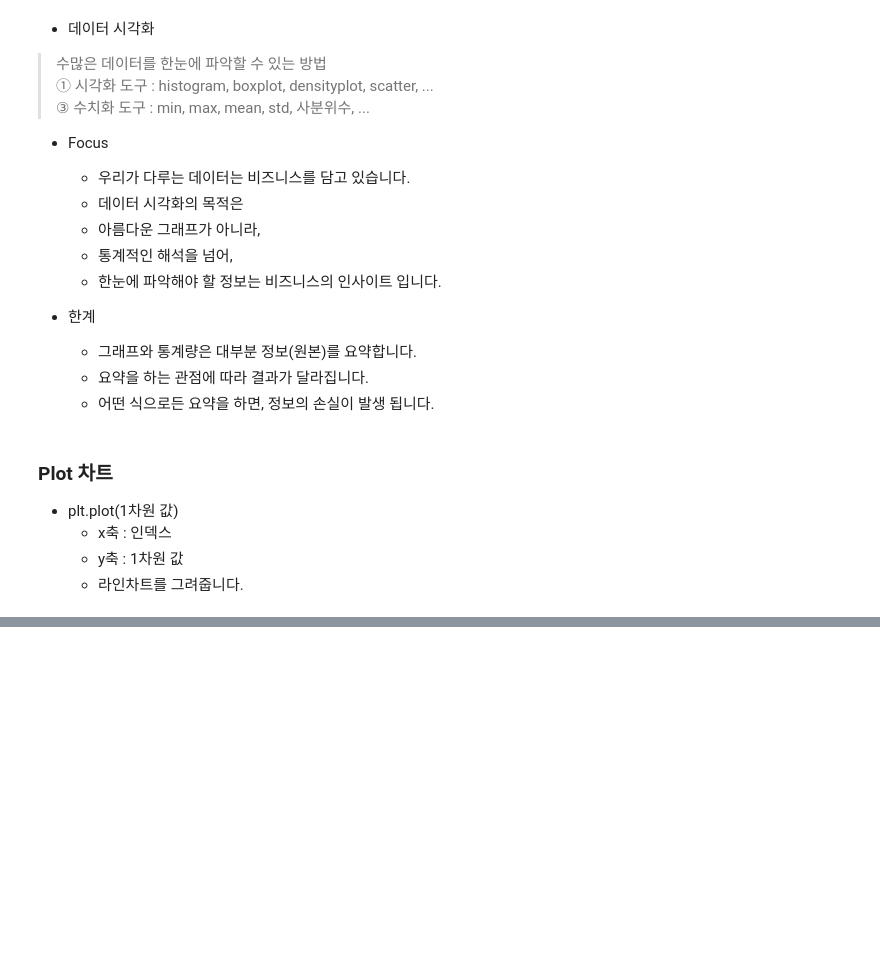
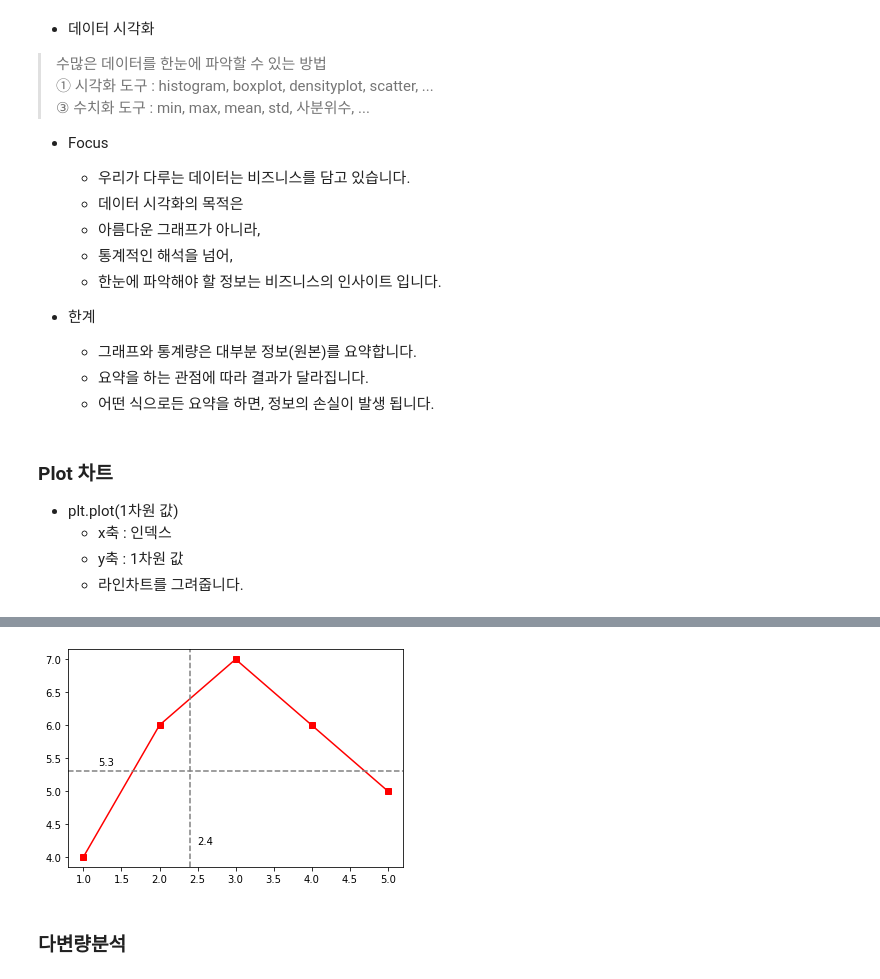
Before and after one commit to mskyun721/aivle_python, a Jupyter notebook: Class/matplotlib.ipynb, the cells around one changed output, grey strips where cells are left out. Cells and saved outputs as stored; diff of their text form; code cells hidden in the pictures; blank space fills up the shorter version.

```diff
--- a/Class/matplotlib.ipynb
+++ b/Class/matplotlib.ipynb
@@ -122,0 +200,16 @@ plt.show()
+# %%
+# 그래프 텍스트 : text(x축, y축, 텍스트)
+dict1 = {'v1': [1,2,3,4,5], 'v2': [2,5,3,1,2], 'v3':[4,6,7,6,5]}
+
+plt.plot('v1', 'v3', 'rs-', data = dict1, label = 'mango')
+plt.axhline(5.3, color = 'grey', linestyle = '--')
+plt.axvline(2.4, color = 'grey', linestyle = '--')
+
+plt.text(2.5, 4.2, '2.4')
+plt.text(1.2, 5.4, '5.3')
+
+plt.show()
+# %% [output]
+[figure, added]
+# %% [markdown]
+### 다변량분석
```
Also changed, not shown: parts of 38 cells of this notebook, 1 other file.
